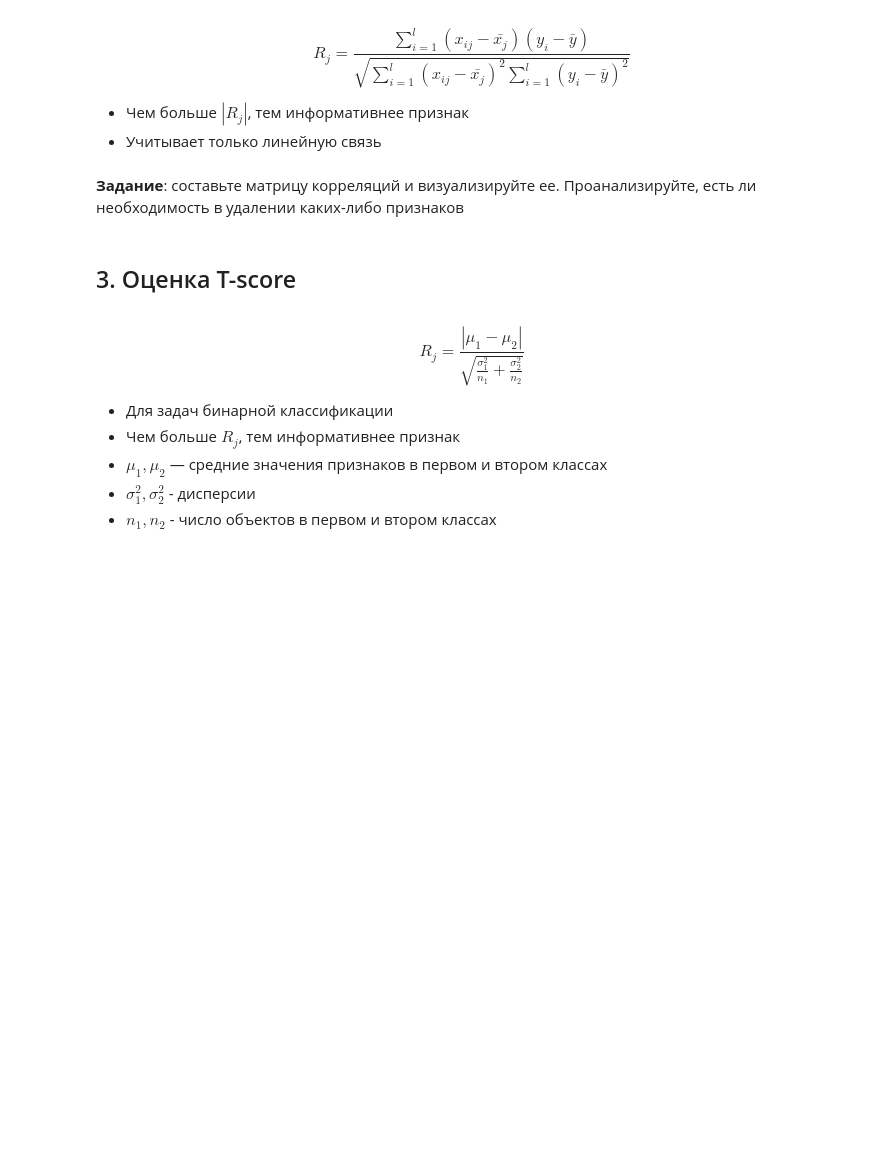
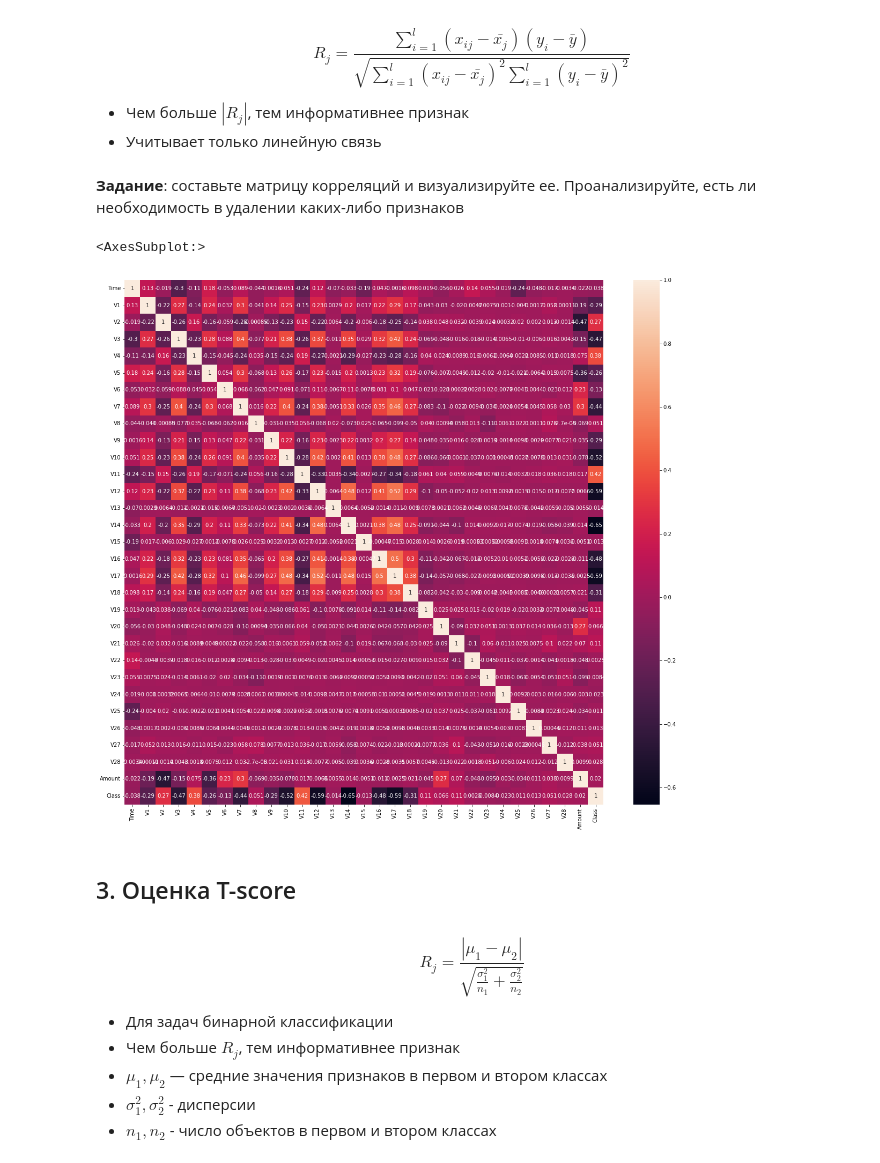
Before and after one commit to Vasyka/intro-ml-bi, a Jupyter notebook: week12/sem12_feature_selection.ipynb, the cells around one changed output. Drawn from its saved outputs; the diff is of its cells as text; code cells hidden in the pictures; blank space fills up the shorter version.

```diff
--- a/week12/sem12_feature_selection.ipynb
+++ b/week12/sem12_feature_selection.ipynb
@@ -55,3 +103,9 @@ $$ R_j = \frac{\sum \limits _{i=1}^{l}{(x_{ij} - \bar{x_j})(y_i - \bar{y})}}{\sq
 # %% [markdown]
 **Задание**: составьте матрицу корреляций и визуализируйте ее.
 Проанализируйте, есть ли необходимость в удалении каких-либо признаков
+# %%
+plt.figure(figsize=(20,18))
+sns.heatmap(data.corr(),annot=True)
+# %% [output]
+<AxesSubplot:>
+[figure, added]
```
Also changed, not shown: parts of 27 cells of this notebook.
